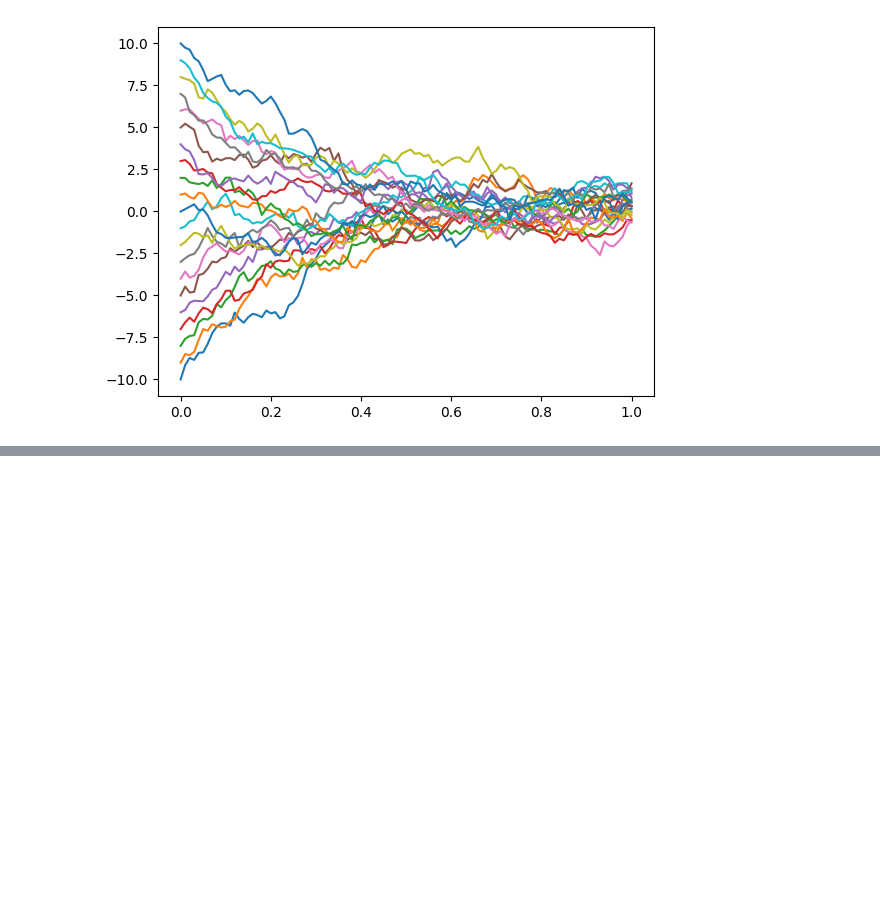
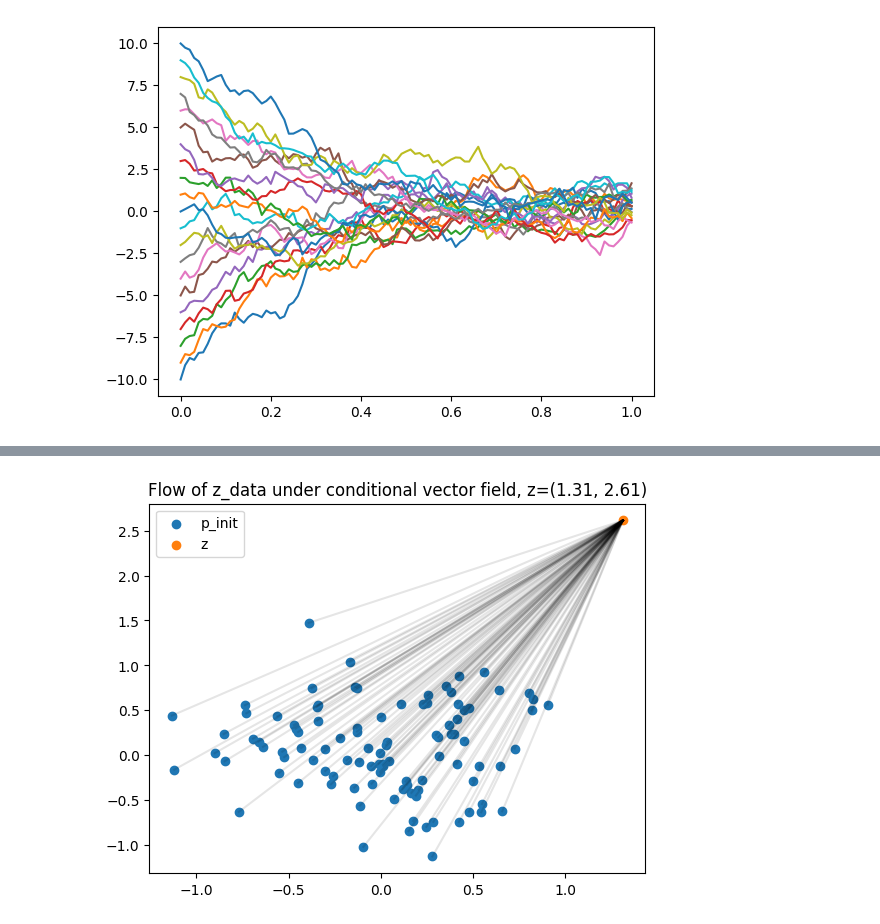
Before and after one commit to thelmn/quantfin_examples, a Jupyter notebook: flow-diffusion/flow-diffusion-ode-sde-intro.ipynb, the cells around one changed output, grey strips where cells are left out. Cells and saved outputs as stored; diff of their text form; code cells hidden in the pictures; blank space fills up the shorter version.

```diff
--- a/flow-diffusion/flow-diffusion-ode-sde-intro.ipynb
+++ b/flow-diffusion/flow-diffusion-ode-sde-intro.ipynb
@@ -142,0 +267,10 @@ Simulating the SDE gives the endpoint (a realization of a random variable) $X_1\
+# %%
+plt.scatter(x0s[:, 0], x0s[:, 1], label='p_init')
+plt.scatter(*z_data_sample, label='z')
+# line plot of the flow
+plt.plot(flow[:, :, 0].T, flow[:, :, 1].T, color='black', alpha=0.1)
+plt.legend()
+plt.title('Flow of z_data under conditional vector field, z=({:.2f}, {:.2f})'.format(*z_data_sample))
+plt.show()
+# %% [output]
+[figure, added]
```
Also changed, not shown: parts of 15 cells of this notebook, 3 other files.
